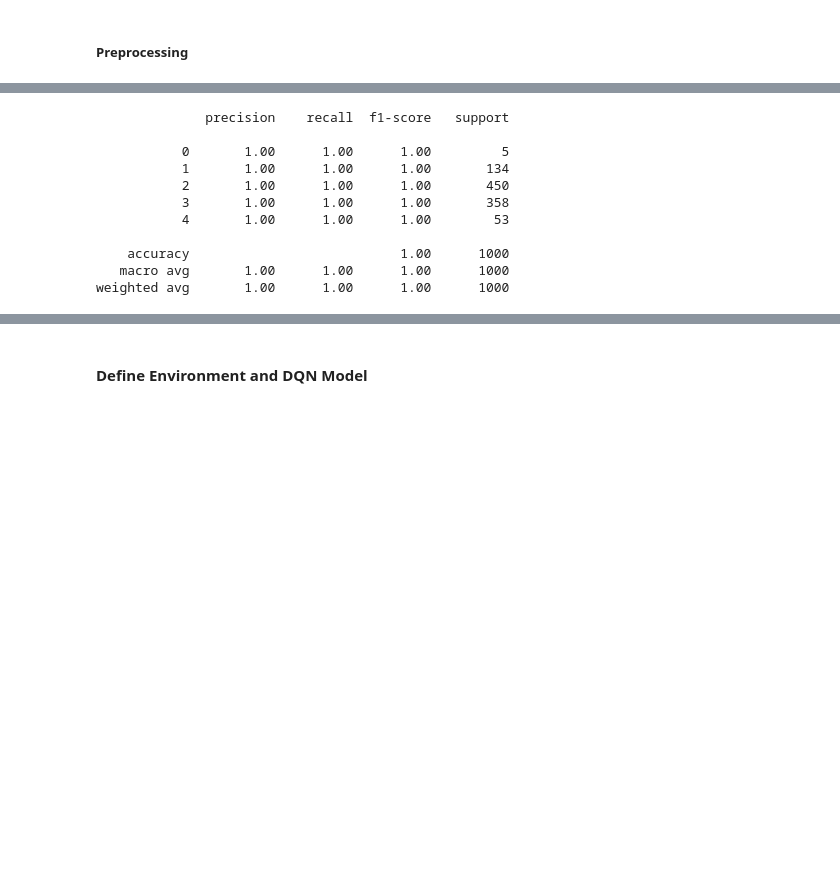
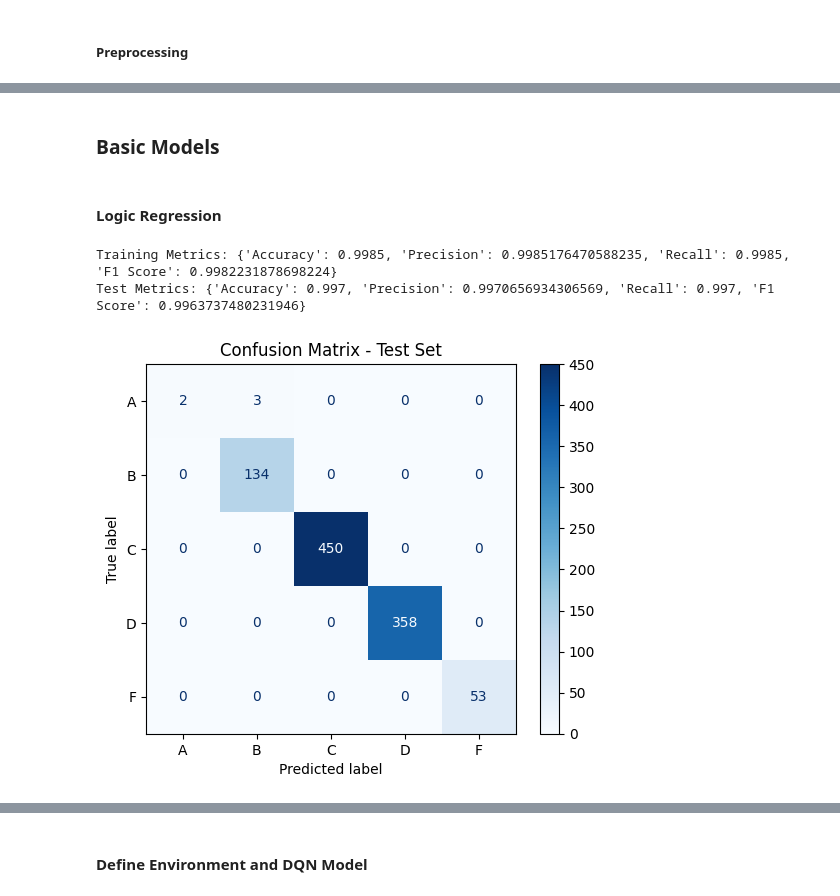
Before and after one commit to mani8072/Data_science_thesis, a Jupyter notebook: coding/machine_learning.ipynb, the cells around one changed output, grey strips where cells are left out. Saved outputs shown, nothing was run; the diff lists cells and outputs as text; code cells hidden in the pictures; blank space fills up the shorter version.

```diff
--- a/coding/machine_learning.ipynb
+++ b/coding/machine_learning.ipynb
@@ -278,9 +253,0 @@ weighted avg       1.00      1.00      1.00      1000
-# %%
-# Decision Tree Classifier
-
-from sklearn.tree import DecisionTreeClassifier
-
-model = DecisionTreeClassifier()
-model.fit(X_train, y_train)
-y_pred = model.predict(X_test)
-print(classification_report(y_test, y_pred))
@@ -299,21 +254,48 @@ weighted avg       1.00      1.00      1.00      1000
-# %%
-# Random Forest Classifier
-
-from sklearn.ensemble import RandomForestClassifier
-
-model = RandomForestClassifier(n_estimators=100)
-model.fit(X_train, y_train)
-y_pred = model.predict(X_test)
-print(classification_report(y_test, y_pred))
-# %% [output]
-              precision    recall  f1-score   support
-
-           0       1.00      1.00      1.00         5
-           1       1.00      1.00      1.00       134
-           2       1.00      1.00      1.00       450
-           3       1.00      1.00      1.00       358
-           4       1.00      1.00      1.00        53
-
-    accuracy                           1.00      1000
-   macro avg       1.00      1.00      1.00      1000
-weighted avg       1.00      1.00      1.00      1000
+# %% [markdown]
+### Basic Models
+# %% [markdown]
+#### Logic Regression
+# %%
+from sklearn.linear_model import LogisticRegression
+from sklearn.metrics import accuracy_score, precision_score, recall_score, f1_score, confusion_matrix, ConfusionMatrixDisplay
+import matplotlib.pyplot as plt
+import numpy as np
+
+# Initialize Logistic Regression
+log_reg = LogisticRegression(random_state=42, max_iter=1000)
+
+# Train the model
+log_reg.fit(X_train, y_train)
+
+# Predict on train and test sets
+y_train_pred = log_reg.predict(X_train)
+y_test_pred = log_reg.predict(X_test)
+
+# Function to compute metrics (handles binary and multiclass)
+def get_metrics(y_true, y_pred):
+    average_type = 'binary' if len(np.unique(y_true)) == 2 else 'weighted'
+    return {
+        "Accuracy": accuracy_score(y_true, y_pred),
+        "Precision": precision_score(y_true, y_pred, average=average_type),
+        "Recall": recall_score(y_true, y_pred, average=average_type),
+        "F1 Score": f1_score(y_true, y_pred, average=average_type)
+    }
+
+# Get metrics
+train_metrics = get_metrics(y_train, y_train_pred)
+test_metrics = get_metrics(y_test, y_test_pred)
+
+# Display metrics
+print("Training Metrics:", train_metrics)
+print("Test Metrics:", test_metrics)
+
+# Plot confusion matrix for test set
+cm = confusion_matrix(y_test, y_test_pred)
+disp = ConfusionMatrixDisplay(confusion_matrix=cm, display_labels=label_encoder.classes_)
+disp.plot(cmap=plt.cm.Blues)
+plt.title("Confusion Matrix - Test Set")
+plt.show()
+# %% [output]
+Training Metrics: {'Accuracy': 0.9985, 'Precision': 0.9985176470588235, 'Recall': 0.9985, 'F1 Score': 0.9982231878698224}
+Test Metrics: {'Accuracy': 0.997, 'Precision': 0.9970656934306569, 'Recall': 0.997, 'F1 Score': 0.9963737480231946}
+[figure, added]
```
Also changed, not shown: parts of 10 cells of this notebook.
